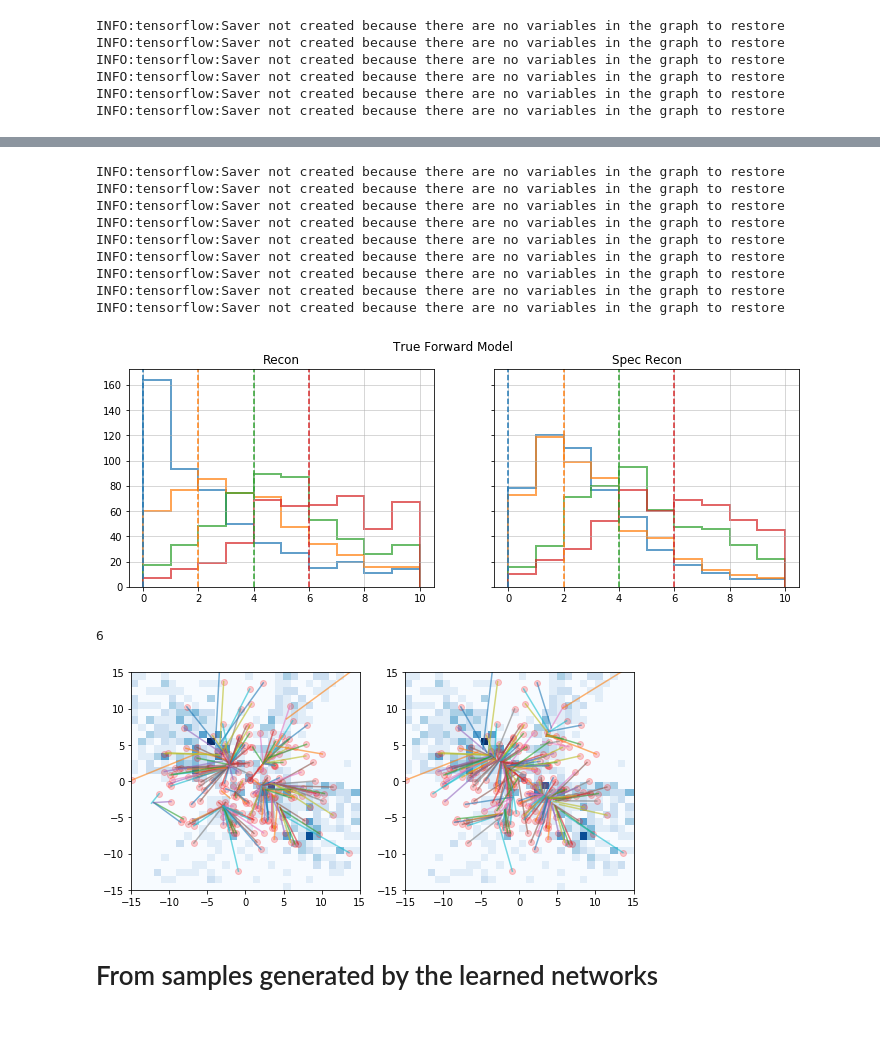
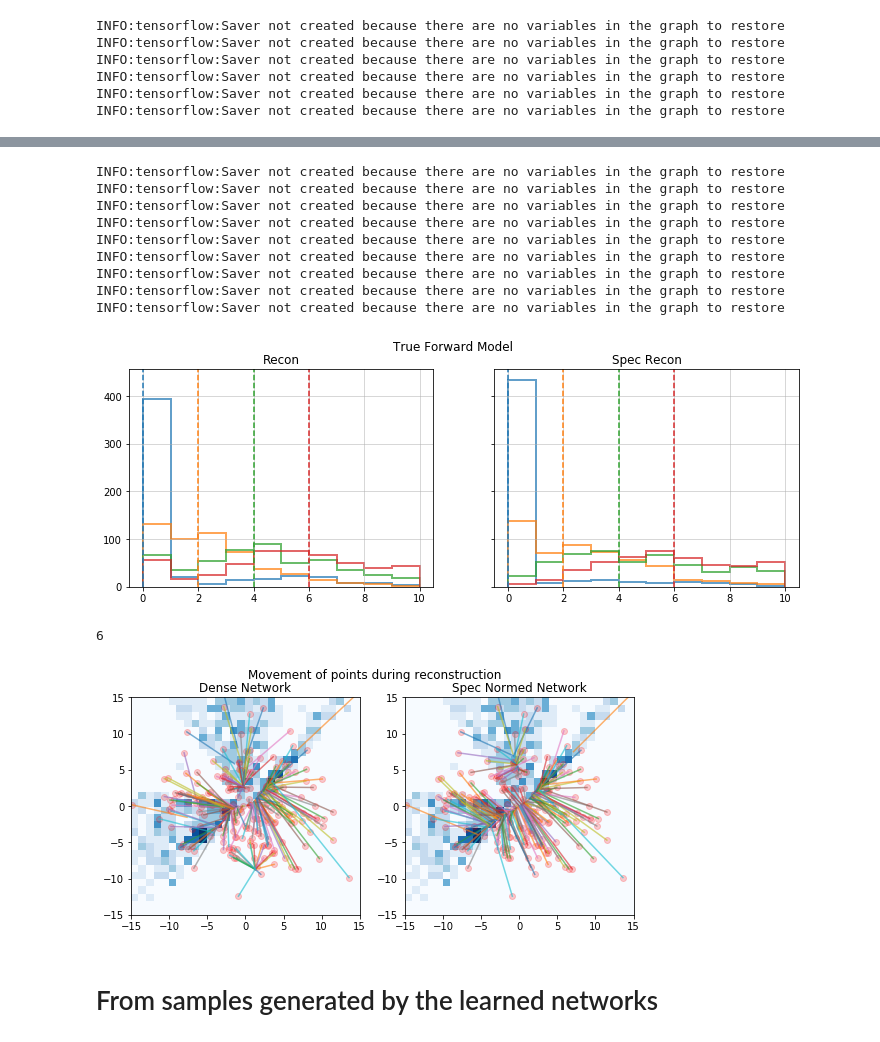
Before and after one commit to EiffL/invertible_mappings, a Jupyter notebook: notebooks/CM/Inverse_stability.ipynb, the cells around one changed output, grey strips where cells are left out. Cells and saved outputs as stored; diff of their text form; code cells hidden in the pictures.

```diff
--- a/notebooks/CM/Inverse_stability.ipynb
+++ b/notebooks/CM/Inverse_stability.ipynb
@@ -73,10 +77,10 @@ def module_fn():
     A = tf.constant(npA, dtype=tf.float32)
     xx = tf.matmul(x, A)
     xx = tf.nn.tanh(xx)
-    xx = xx**3
+#     xx = xx**3
     A = tf.constant(npB, dtype=tf.float32)
     xx = tf.matmul(xx, A)
-    xx = xx**2 - xx
+#     xx = xx**2 - xx
 
     A = tf.constant(npB2, dtype=tf.float32)
     xx = tf.matmul(xx, A)
@@ -710,7 +714,7 @@ INFO:tensorflow:Saver not created because there are no variables in the graph to
 INFO:tensorflow:Saver not created because there are no variables in the graph to restore
 INFO:tensorflow:Saver not created because there are no variables in the graph to restore
 INFO:tensorflow:Saver not created because there are no variables in the graph to restore
-[figure, old version]
+[figure, new version]
 # %%
 len(xinit)
 # %% [output]
@@ -718,32 +722,35 @@ len(xinit)
 # %%
 # With prior
 fig, axar = plt.subplots(1, 2, figsize=(9, 4))
 
-i=5
+i=1
 ii = 2*i
 m = (sy == ii)
 rrange = [[-15, 15],[-15, 15]]
 bins = 30
 
 
 ax = axar[0]
 ax.hist2d(sx[:,0][m], sx[:,1][m],
                     bins=bins, range=rrange, normed=True, cmap='Blues') ;
 ax.plot([xinit[i][:200,0],xfins[i][:200,0]],
      [xinit[i][:200,1],xfins[i][:200,1]],alpha=0.6);
 
 ax.scatter(xinit[i][:200,0], xinit[i][:200,1],alpha=0.2, color='r');
-
+ax.set_title('Dense Network')
 
 ax = axar[1]
 ax.hist2d(sx[:,0][m], sx[:,1][m],
                     bins=bins, range=rrange, normed=True, cmap='Blues') ;
 ax.plot([xinitspec[i][:200,0],xfinsspec[i][:200,0]],
      [xinitspec[i][:200,1],xfinsspec[i][:200,1]],alpha=0.6);
 
 ax.scatter(xinitspec[i][:200,0], xinitspec[i][:200,1],alpha=0.2, color='r');
+ax.set_title('Spec Normed Network')
+plt.suptitle('Movement of points during reconstruction')
+plt.show()
 # %% [output]
-[figure, old version]
+[figure, new version]
 # %% [markdown]
 # From samples generated by the learned networks
 # %%
```
Also changed, not shown: parts of 17 cells of this notebook, 15 other files.
